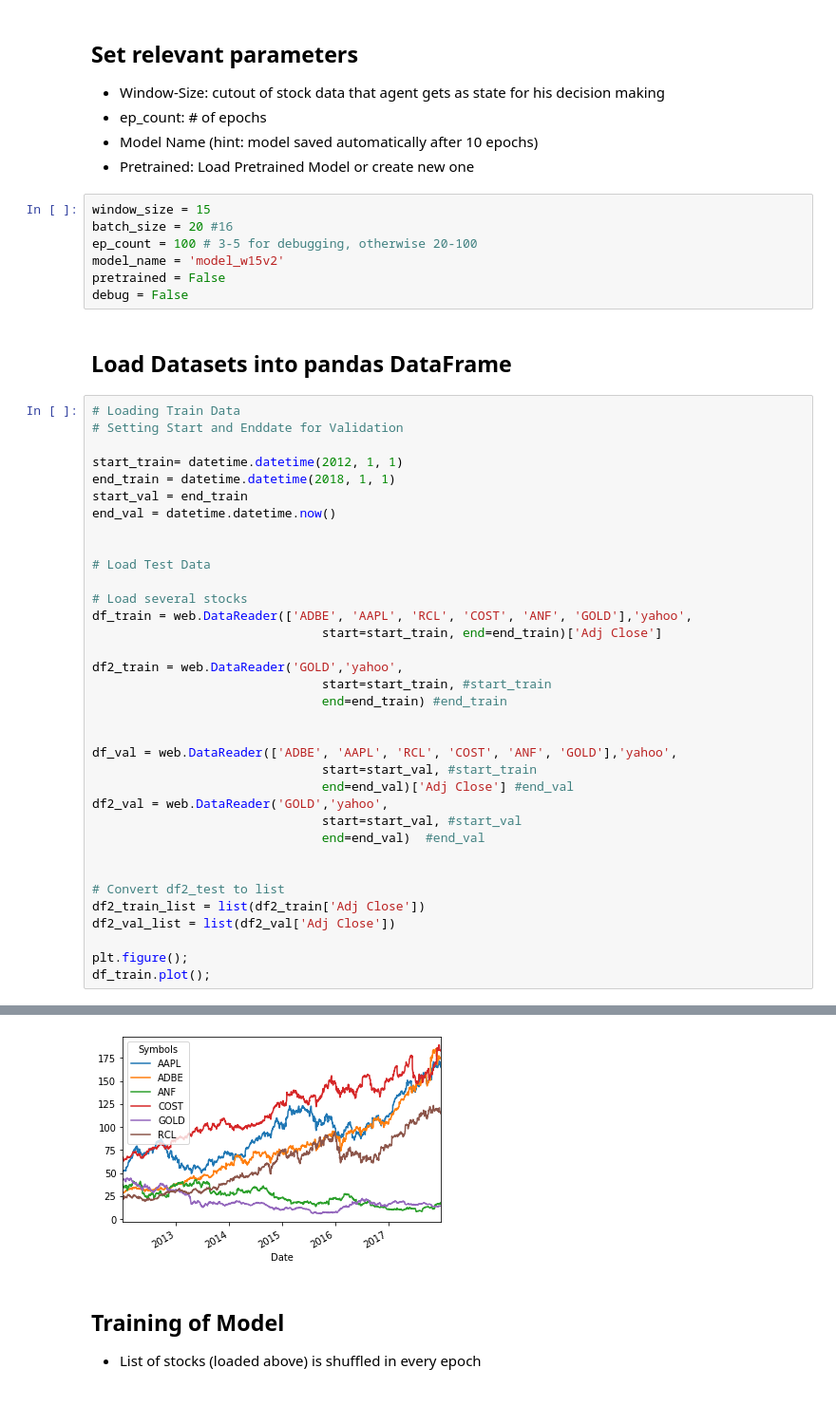
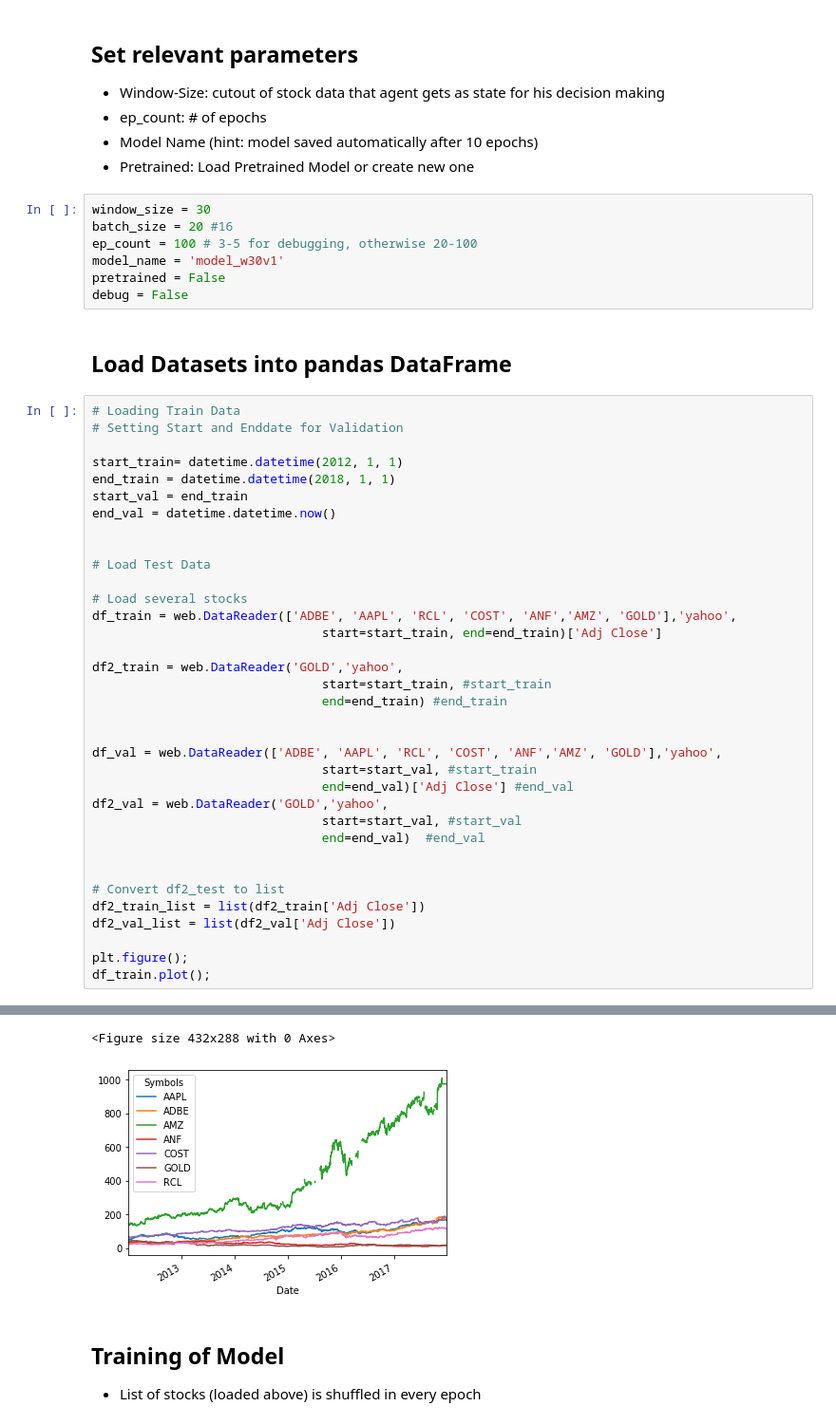
Before and after one commit to Pizajolo/finance-bot, a Jupyter notebook: test-reinforcement/visualize_extended.ipynb, the cells around one changed output, grey strips where cells are left out. Shown at 95% size. Drawn from its saved outputs; the diff is of its cells as text.

Commit message:
new models

```diff
--- a/test-reinforcement/visualize_extended.ipynb
+++ b/test-reinforcement/visualize_extended.ipynb
@@ -35,10 +35,10 @@ RendererRegistry.enable('notebook')
  - Model Name (hint: model saved automatically after 10 epochs)
  - Pretrained: Load Pretrained Model or create new one
 # %%
-window_size = 15
+window_size = 30
 batch_size = 20 #16
 ep_count = 100 # 3-5 for debugging, otherwise 20-100
-model_name = 'model_w15v2'
+model_name = 'model_w30v1'
 pretrained = False
 debug = False
 # %% [markdown]
@@ -56,7 +56,7 @@ end_val = datetime.datetime.now()
 # Load Test Data
 
 # Load several stocks
-df_train = web.DataReader(['ADBE', 'AAPL', 'RCL', 'COST', 'ANF', 'GOLD'],'yahoo',
+df_train = web.DataReader(['ADBE', 'AAPL', 'RCL', 'COST', 'ANF','AMZ', 'GOLD'],'yahoo',
                                start=start_train, end=end_train)['Adj Close']
 
 df2_train = web.DataReader('GOLD','yahoo',
@@ -64,7 +64,7 @@ df2_train = web.DataReader('GOLD','yahoo',
                                end=end_train) #end_train
 
 
-df_val = web.DataReader(['ADBE', 'AAPL', 'RCL', 'COST', 'ANF', 'GOLD'],'yahoo',
+df_val = web.DataReader(['ADBE', 'AAPL', 'RCL', 'COST', 'ANF','AMZ', 'GOLD'],'yahoo',
                                start=start_val, #start_train
                                end=end_val)['Adj Close'] #end_val
 df2_val = web.DataReader('GOLD','yahoo',
@@ -83,4 +99,5 @@ df_train.plot();
+<Figure size 432x288 with 0 Axes>
-[figure, old version]
+[figure, new version]
 # %% [markdown]
 ## Training of Model
  - List of stocks (loaded above) is shuffled in every epoch
```
Also changed, not shown: parts of 2 cells of this notebook, 6 other files.
